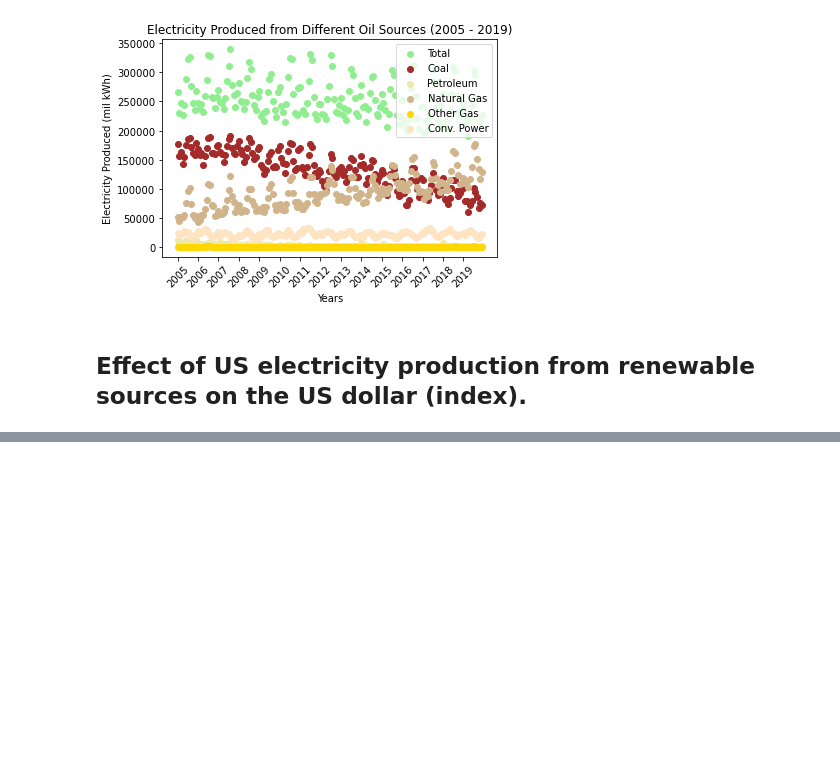
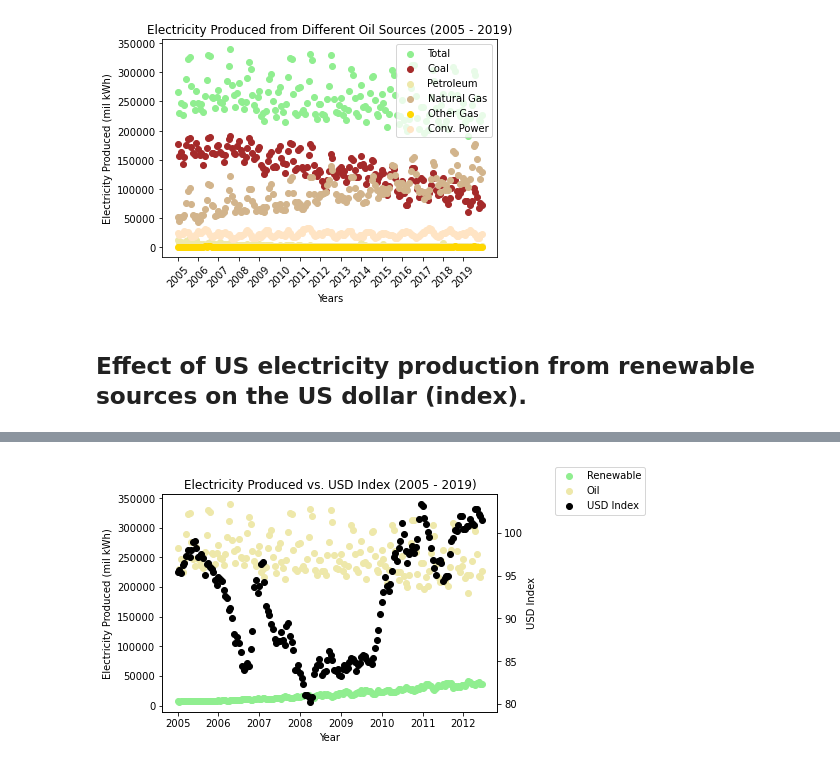
Before and after one commit to kk-deng/CanadaEnergyIE, a Jupyter notebook: Part 3.ipynb, the cells around one changed output, grey strips where cells are left out. Cells and saved outputs as stored; diff of their text form; code cells hidden in the pictures; blank space fills up the shorter version.

Commit message:
question 5 and 6

```diff
--- a/Part 3.ipynb
+++ b/Part 3.ipynb
@@ -27,8 +27,6 @@ renewable_data = pd.read_csv(renewable_data_filepath)
 oil_data_filepath = "Transformed Data\Question 5C.csv"
 oil_data = pd.read_csv(oil_data_filepath)
 
-#USD versus renewable
-USD_renewables_filepath = "Transformed Data\Question 6.csv"
-USD_renewables = pd.read_csv(USD_renewables_filepath)
-
-renewable_oil.head()
+#USD versus renewable and oil
+USD_impact_filepath = "Transformed Data\Question 6.csv"
+USD_impact = pd.read_csv(USD_impact_filepath)
@@ -235,0 +199,29 @@ USD_data.head()
+# %%
+# major ticks for x-axis (by year)
+years = np.arange(2005, 2020, 1)
+ticks = np.arange(0, len(USD_impact["Date"]), 24)
+
+fig, ax1 = plt.subplots()
+
+ax1.set_xlabel("Year")
+ax1.scatter(USD_impact["Date"], USD_impact["Total Renewable (mil kWh)"], c="lightgreen", label="Renewable")
+ax1.scatter(USD_impact["Date"], USD_impact["Total Oil (mil kWh)"], c="palegoldenrod", label="Oil")
+
+plt.ylabel("Electricity Produced (mil kWh)")
+
+ax2 = ax1.twinx()
+
+ax2.set_ylabel("USD Index")
+lns3=ax2.scatter(USD_impact["Date"], USD_impact["USD Index"], c="black", label="USD Index")
+
+plt.xticks(ticks, years, rotation = 45)
+fig.legend(bbox_to_anchor=(1.05, 1), loc='upper left')
+plt.ylabel("USD Index")
+
+plt.xlabel("Years")
+plt.title("Electricity Produced vs. USD Index (2005 - 2019)")
+
+
+plt.savefig("Plots\Question 6 - Sources vs. USD Index.png")
+# %% [output]
+[figure, added]
```
Also changed, not shown: parts of 5 cells of this notebook, 6 other files.
